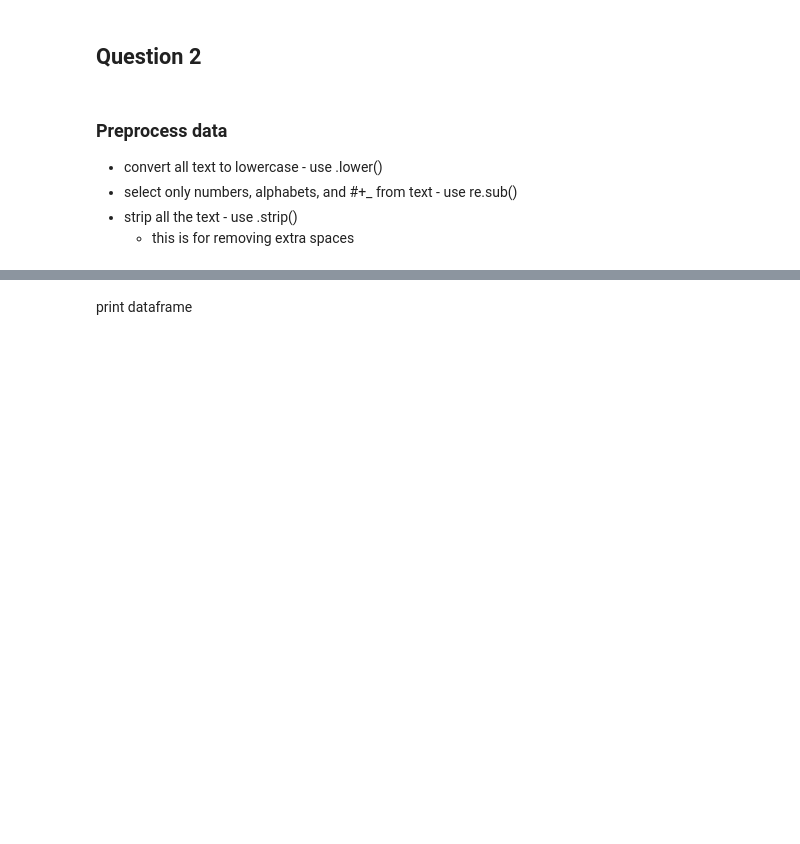
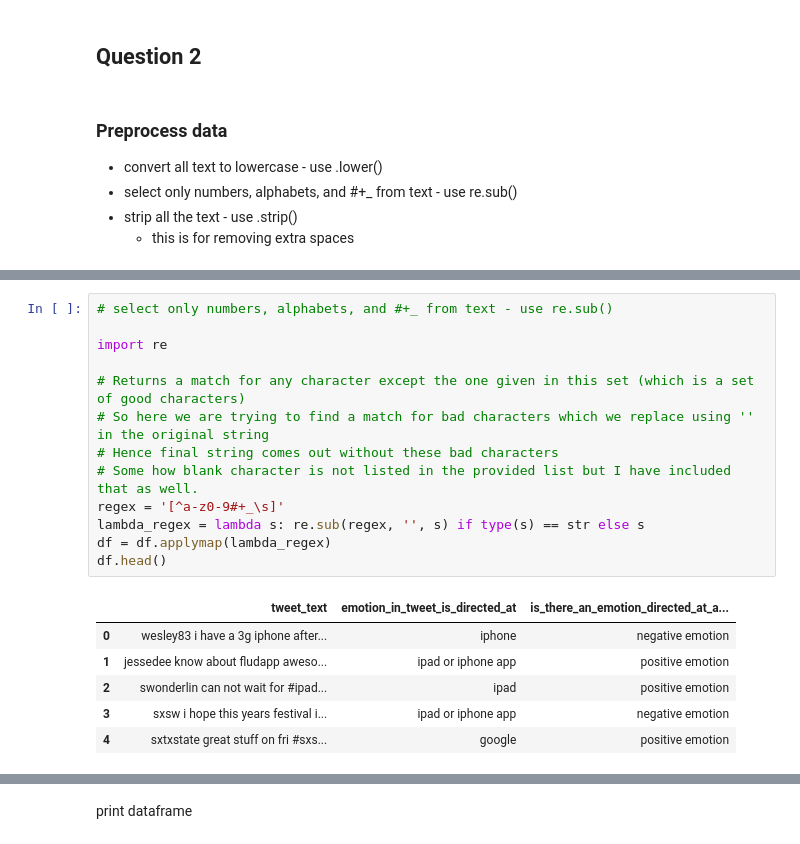
Before and after one commit to beejal27/Course-Labs, a Jupyter notebook: Residency08/R8_Internal_Lab_Questions.ipynb, the cells around one changed output, grey strips where cells are left out. Drawn from its saved outputs; the diff is of its cells as text; blank space fills up the shorter version.

```diff
--- a/Residency08/R8_Internal_Lab_Questions.ipynb
+++ b/Residency08/R8_Internal_Lab_Questions.ipynb
@@ -551,0 +636,20 @@ AttributeError: ("'float' object has no attribute 'lower'", 'occurred at index e
+# %%
+# select only numbers, alphabets, and #+_ from text - use re.sub()
+
+import re
+
+# Returns a match for any character except the one given in this set (which is a set of good characters)
+# So here we are trying to find a match for bad characters which we replace using '' in the original string
+# Hence final string comes out without these bad characters
+# Some how blank character is not listed in the provided list but I have included that as well.
+regex = '[^a-z0-9#+_\s]'
+lambda_regex = lambda s: re.sub(regex, '', s) if type(s) == str else s
+df = df.applymap(lambda_regex)
+df.head()
+# %% [output]
+|  | tweet_text | emotion_in_tweet_is_directed_at | is_there_an_emotion_directed_at_a... |
+| 0 | wesley83 i have a 3g iphone after... | iphone | negative emotion |
+| 1 | jessedee know about fludapp aweso... | ipad or iphone app | positive emotion |
+| 2 | swonderlin can not wait for #ipad... | ipad | positive emotion |
+| 3 | sxsw i hope this years festival i... | ipad or iphone app | negative emotion |
+| 4 | sxtxstate great stuff on fri #sxs... | google | positive emotion |
```
Also changed, not shown: parts of 47 cells of this notebook.
